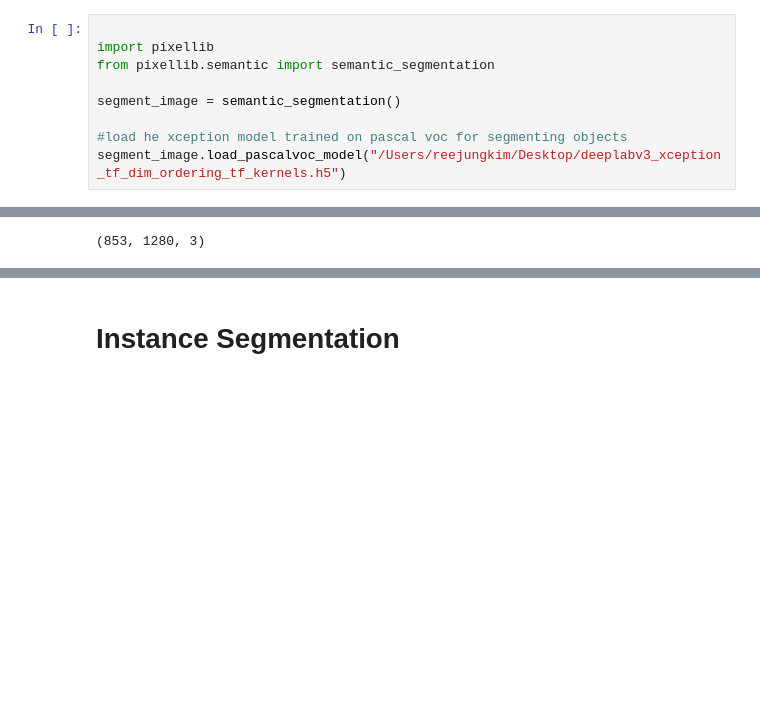
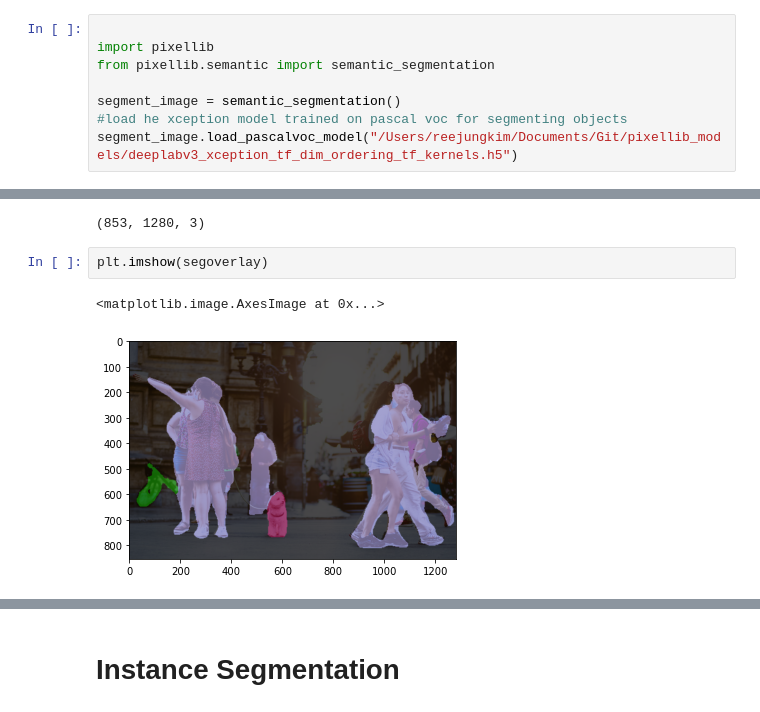
Before and after one commit to reejungkim/SemanticSeg, a Jupyter notebook: pixellib.ipynb, the cells around one changed output, grey strips where cells are left out. Drawn from its saved outputs; the diff is of its cells as text; blank space fills up the shorter version.

```diff
--- a/pixellib.ipynb
+++ b/pixellib.ipynb
@@ -6,9 +9,8 @@ import pixellib
 from pixellib.semantic import semantic_segmentation
 
 segment_image = semantic_segmentation()
-
 #load he xception model trained on pascal voc for segmenting objects
-segment_image.load_pascalvoc_model("/Users/reejungkim/Desktop/deeplabv3_xception_tf_dim_ordering_tf_kernels.h5")
+segment_image.load_pascalvoc_model("/Users/reejungkim/Documents/Git/pixellib_models/deeplabv3_xception_tf_dim_ordering_tf_kernels.h5")
 # %%
 #segment_image.segmentAsPascalvoc("path_to_image", output_image_name = "path_to_output_image")
 #segment_image.segmentAsPascalvoc("sample1.jpeg", output_image_name = "image_new.jpg")
@@ -20,3 +22,8 @@ cv2.imwrite("/Users/reejungkim/Documents/Git/SemanticSeg/imgs/people-street-city
 print(segoverlay.shape)
 # %% [output]
 (853, 1280, 3)
+# %%
+plt.imshow(segoverlay)
+# %% [output]
+<matplotlib.image.AxesImage at 0x...>
+[figure, added]
```
Also changed, not shown: parts of 3 cells of this notebook, 1 other file.
